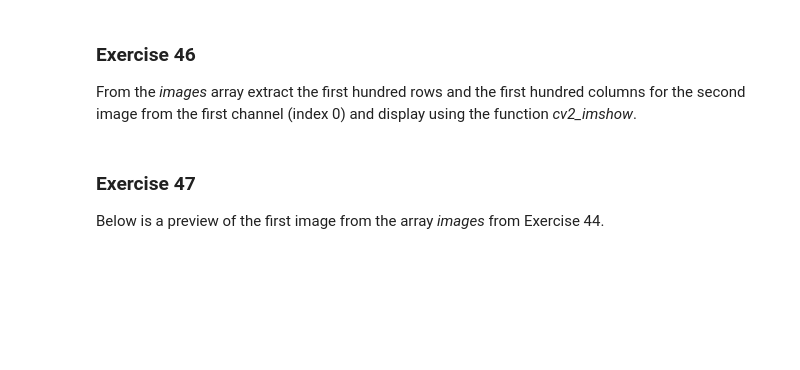
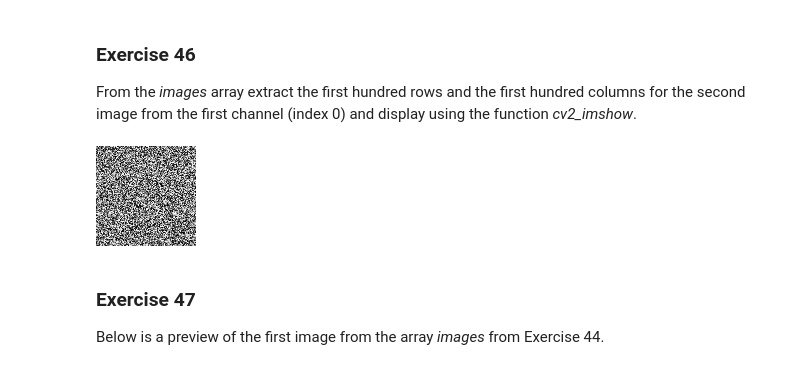
Before and after one commit to Olamyyde/test-colab, a Jupyter notebook: 041_050_exercises.ipynb, the cells around one changed output. Drawn from its saved outputs; the diff is of its cells as text; code cells hidden in the pictures; blank space fills up the shorter version.

```diff
--- a/041_050_exercises.ipynb
+++ b/041_050_exercises.ipynb
@@ -173,6 +173,9 @@ array([[196,  51,  36, 196,  68, 147,  43, 233,  95, 163],
 From the _images_ array extract the first hundred rows and the first hundred columns for the second image from the first channel (index 0) and display using the function _cv2_imshow_.
 # %%
 # enter solution here
+cv2_imshow(images[1, :100, :100, 0])
+# %% [output]
+[figure, added]
 # %% [markdown]
 ### <a name='7'></a> Exercise 47
 Below is a preview of the first image from the array _images_ from Exercise 44.
```
Also changed, not shown: parts of 14 cells of this notebook.
